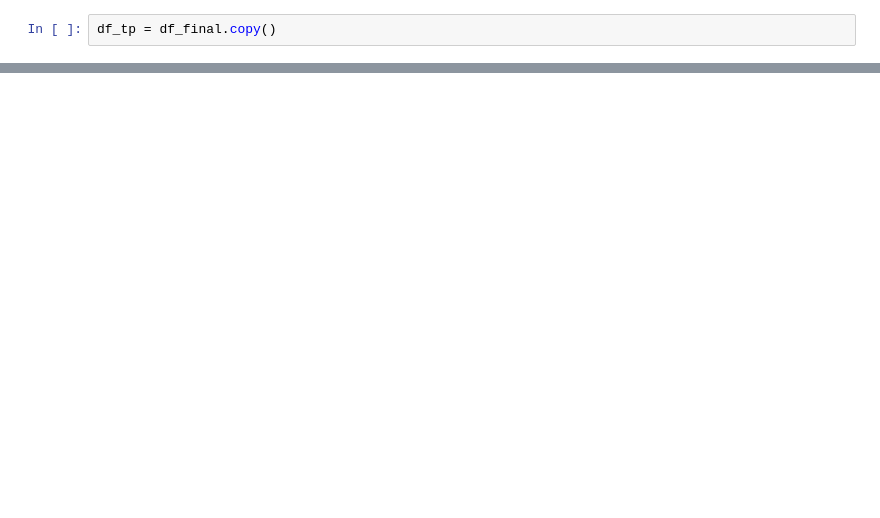
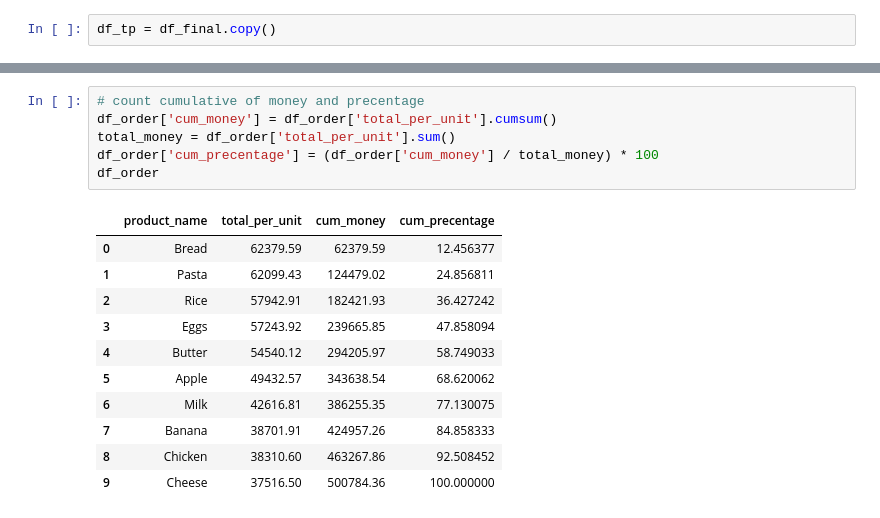
Before and after one commit to Rafsen-cell/GCI-World-2026, a Jupyter notebook: retail_costumer_value_&_performance_analysis.ipynb, the cells around one changed output, grey strips where cells are left out. Cells and saved outputs as stored; diff of their text form; blank space fills up the shorter version.

```diff
--- a/retail_costumer_value_&_performance_analysis.ipynb
+++ b/retail_costumer_value_&_performance_analysis.ipynb
@@ -160,0 +162,18 @@ revenue_per_unit
+# %%
+# count cumulative of money and precentage
+df_order['cum_money'] = df_order['total_per_unit'].cumsum()
+total_money = df_order['total_per_unit'].sum()
+df_order['cum_precentage'] = (df_order['cum_money'] / total_money) * 100
+df_order
+# %% [output]
+|  | product_name | total_per_unit | cum_money | cum_precentage |
+| 0 | Bread | 62379.59 | 62379.59 | 12.456377 |
+| 1 | Pasta | 62099.43 | 124479.02 | 24.856811 |
+| 2 | Rice | 57942.91 | 182421.93 | 36.427242 |
+| 3 | Eggs | 57243.92 | 239665.85 | 47.858094 |
+| 4 | Butter | 54540.12 | 294205.97 | 58.749033 |
+| 5 | Apple | 49432.57 | 343638.54 | 68.620062 |
+| 6 | Milk | 42616.81 | 386255.35 | 77.130075 |
+| 7 | Banana | 38701.91 | 424957.26 | 84.858333 |
+| 8 | Chicken | 38310.60 | 463267.86 | 92.508452 |
+| 9 | Cheese | 37516.50 | 500784.36 | 100.000000 |
```
Also changed, not shown: parts of 15 cells of this notebook.
